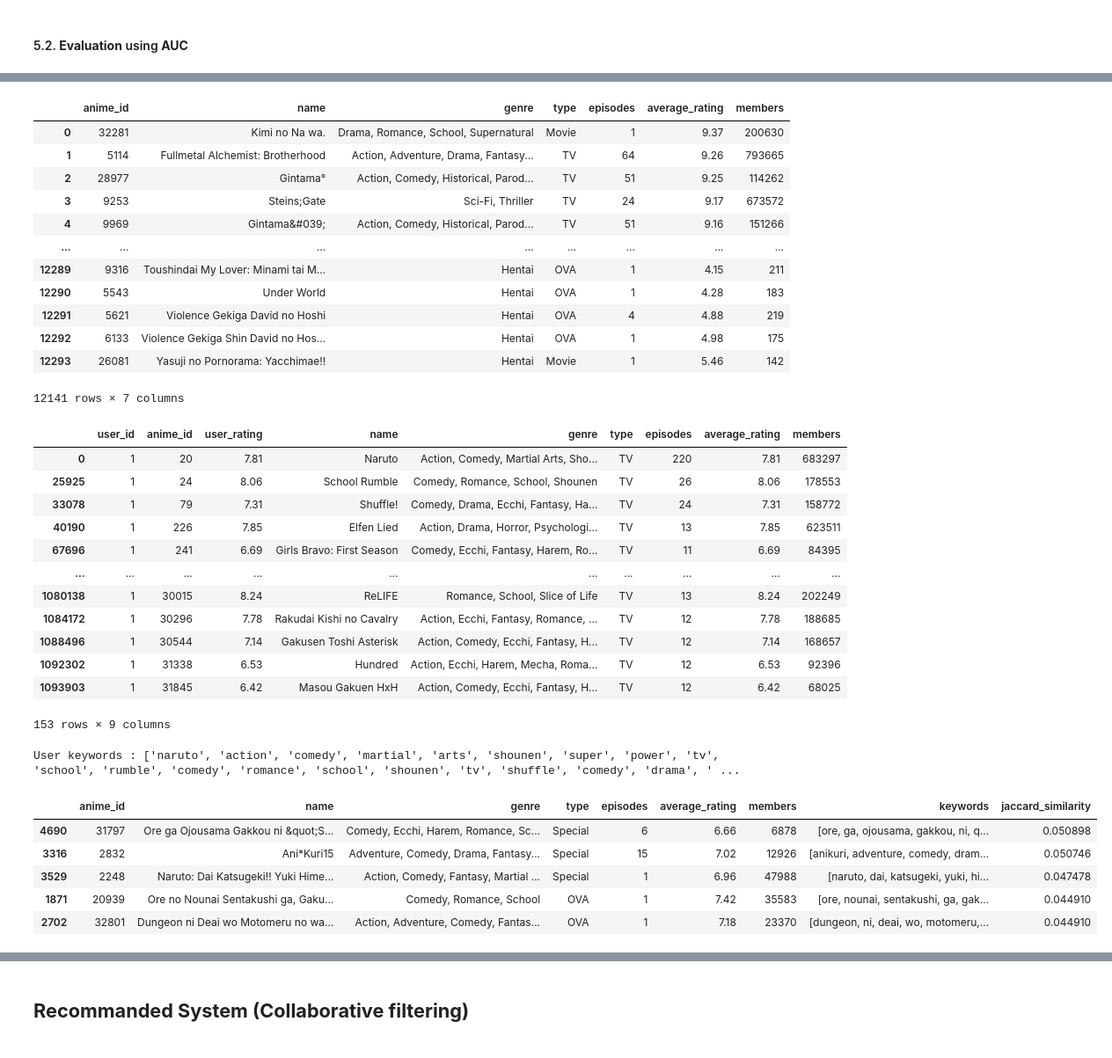
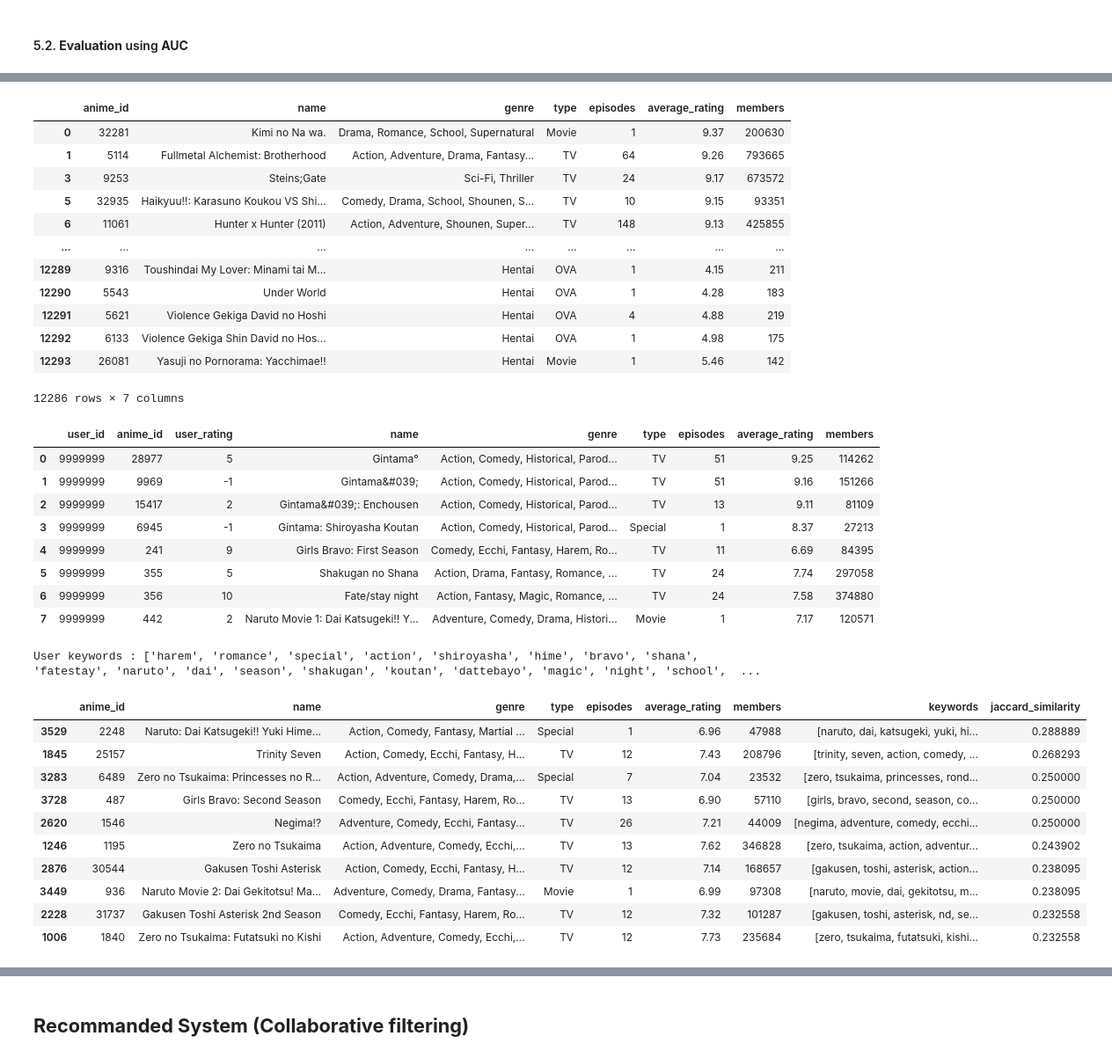
Before and after one commit to phukphoom/anime-recommander-system, a Jupyter notebook: AnimeRecommenderSystem/anime.ipynb, the cells around one changed output, grey strips where cells are left out. Shown: that part at 88% size. Saved outputs shown, nothing was run; the diff lists cells and outputs as text; code cells hidden in the pictures.

```diff
--- a/AnimeRecommenderSystem/anime.ipynb
+++ b/AnimeRecommenderSystem/anime.ipynb
@@ -413,9 +414,9 @@ class ContentBasedFiltering:
         self.user_rating_merged_df['keywords'] = self.user_rating_merged_df.apply(
             lambda x: get_keywords(x['name']) + get_keywords(x['genre']) + get_keywords(x['type']), axis=1)
 
-        user_keywords = [
+        user_keywords = list(set([
             keyword for keywords in self.user_rating_merged_df['keywords'].tolist() for keyword in keywords
-        ]
+        ]))
         if debug:
             print(
                 f'{PRINT_COLOR_CODE.FAIL}User keywords : {PRINT_COLOR_CODE.WARNING}{user_keywords}{PRINT_COLOR_CODE.ENDC}'
@@ -591,0 +597,9 @@ example_user_id = 1
+# %%
+USER_RATING_CSV_PATH = "./tests/user_rating.csv"
+# %%
+user_rating_merged_df = pd.read_csv(USER_RATING_CSV_PATH).merge(
+    anime_df, on='anime_id', how='inner'
+)
+user_rating_merged_df.rename(columns={'rating': 'user_rating'}, inplace=True)
+
+user_rating_merged_df
@@ -592,6 +616,6 @@ example_user_id = 1
 # %%
 core = ContentBasedFiltering(
-    rating_merged_df[rating_merged_df['user_id'] == example_user_id],  anime_df
+    user_rating_merged_df, anime_df
 )
 # %%
 core.anime_df
@@ -599,44 +623,45 @@ core.anime_df
 |  | anime_id | name | genre | type | episodes | average_rating | members |
 | 0 | 32281 | Kimi no Na wa. | Drama, Romance, School, Supernatural | Movie | 1 | 9.37 | 200630 |
 | 1 | 5114 | Fullmetal Alchemist: Brotherhood | Action, Adventure, Drama, Fantasy... | TV | 64 | 9.26 | 793665 |
-| 2 | 28977 | Gintama° | Action, Comedy, Historical, Parod... | TV | 51 | 9.25 | 114262 |
 | 3 | 9253 | Steins;Gate | Sci-Fi, Thriller | TV | 24 | 9.17 | 673572 |
-| 4 | 9969 | Gintama&#039; | Action, Comedy, Historical, Parod... | TV | 51 | 9.16 | 151266 |
+| 5 | 32935 | Haikyuu!!: Karasuno Koukou VS Shi... | Comedy, Drama, School, Shounen, S... | TV | 10 | 9.15 | 93351 |
+| 6 | 11061 | Hunter x Hunter (2011) | Action, Adventure, Shounen, Super... | TV | 148 | 9.13 | 425855 |
 | ... | ... | ... | ... | ... | ... | ... | ... |
 | 12289 | 9316 | Toushindai My Lover: Minami tai M... | Hentai | OVA | 1 | 4.15 | 211 |
 | 12290 | 5543 | Under World | Hentai | OVA | 1 | 4.28 | 183 |
 | 12291 | 5621 | Violence Gekiga David no Hoshi | Hentai | OVA | 4 | 4.88 | 219 |
 | 12292 | 6133 | Violence Gekiga Shin David no Hos... | Hentai | OVA | 1 | 4.98 | 175 |
 | 12293 | 26081 | Yasuji no Pornorama: Yacchimae!! | Hentai | Movie | 1 | 5.46 | 142 |
-12141 rows × 7 columns
+12286 rows × 7 columns
 # %%
 core.user_rating_merged_df
 # %% [output]
 |  | user_id | anime_id | user_rating | name | genre | type | episodes | average_rating | members |
-| 0 | 1 | 20 | 7.81 | Naruto | Action, Comedy, Martial Arts, Sho... | TV | 220 | 7.81 | 683297 |
-| 25925 | 1 | 24 | 8.06 | School Rumble | Comedy, Romance, School, Shounen | TV | 26 | 8.06 | 178553 |
-| 33078 | 1 | 79 | 7.31 | Shuffle! | Comedy, Drama, Ecchi, Fantasy, Ha... | TV | 24 | 7.31 | 158772 |
-| 40190 | 1 | 226 | 7.85 | Elfen Lied | Action, Drama, Horror, Psychologi... | TV | 13 | 7.85 | 623511 |
-| 67696 | 1 | 241 | 6.69 | Girls Bravo: First Season | Comedy, Ecchi, Fantasy, Harem, Ro... | TV | 11 | 6.69 | 84395 |
-| ... | ... | ... | ... | ... | ... | ... | ... | ... | ... |
-| 1080138 | 1 | 30015 | 8.24 | ReLIFE | Romance, School, Slice of Life | TV | 13 | 8.24 | 202249 |
-| 1084172 | 1 | 30296 | 7.78 | Rakudai Kishi no Cavalry | Action, Ecchi, Fantasy, Romance, ... | TV | 12 | 7.78 | 188685 |
-| 1088496 | 1 | 30544 | 7.14 | Gakusen Toshi Asterisk | Action, Comedy, Ecchi, Fantasy, H... | TV | 12 | 7.14 | 168657 |
-| 1092302 | 1 | 31338 | 6.53 | Hundred | Action, Ecchi, Harem, Mecha, Roma... | TV | 12 | 6.53 | 92396 |
-| 1093903 | 1 | 31845 | 6.42 | Masou Gakuen HxH | Action, Comedy, Ecchi, Fantasy, H... | TV | 12 | 6.42 | 68025 |
+| 0 | 9999999 | 28977 | 5 | Gintama° | Action, Comedy, Historical, Parod... | TV | 51 | 9.25 | 114262 |
+| 1 | 9999999 | 9969 | -1 | Gintama&#039; | Action, Comedy, Historical, Parod... | TV | 51 | 9.16 | 151266 |
+| 2 | 9999999 | 15417 | 2 | Gintama&#039;: Enchousen | Action, Comedy, Historical, Parod... | TV | 13 | 9.11 | 81109 |
+| 3 | 9999999 | 6945 | -1 | Gintama: Shiroyasha Koutan | Action, Comedy, Historical, Parod... | Special | 1 | 8.37 | 27213 |
+| 4 | 9999999 | 241 | 9 | Girls Bravo: First Season | Comedy, Ecchi, Fantasy, Harem, Ro... | TV | 11 | 6.69 | 84395 |
+| 5 | 9999999 | 355 | 5 | Shakugan no Shana | Action, Drama, Fantasy, Romance, ... | TV | 24 | 7.74 | 297058 |
+| 6 | 9999999 | 356 | 10 | Fate/stay night | Action, Fantasy, Magic, Romance, ... | TV | 24 | 7.58 | 374880 |
+| 7 | 9999999 | 442 | 2 | Naruto Movie 1: Dai Katsugeki!! Y... | Adventure, Comedy, Drama, Histori... | Movie | 1 | 7.17 | 120571 |
-153 rows × 9 columns
 # %%
-ctb_suggestion_df = core.suggest(n=5, debug=True)
+ctb_suggestion_df = core.suggest(n=10, debug=True)
 
 ctb_suggestion_df
 # %% [output]
-User keywords : ['naruto', 'action', 'comedy', 'martial', 'arts', 'shounen', 'super', 'power', 'tv', 'school', 'rumble', 'comedy', 'romance', 'school', 'shounen', 'tv', 'shuffle', 'comedy', 'drama', ' ...
+User keywords : ['harem', 'romance', 'special', 'action', 'shiroyasha', 'hime', 'bravo', 'shana', 'fatestay', 'naruto', 'dai', 'season', 'shakugan', 'koutan', 'dattebayo', 'magic', 'night', 'school',  ...
 |  | anime_id | name | genre | type | episodes | average_rating | members | keywords | jaccard_similarity |
-| 4690 | 31797 | Ore ga Ojousama Gakkou ni &quot;S... | Comedy, Ecchi, Harem, Romance, Sc... | Special | 6 | 6.66 | 6878 | [ore, ga, ojousama, gakkou, ni, q... | 0.050898 |
-| 3316 | 2832 | Ani*Kuri15 | Adventure, Comedy, Drama, Fantasy... | Special | 15 | 7.02 | 12926 | [anikuri, adventure, comedy, dram... | 0.050746 |
-| 3529 | 2248 | Naruto: Dai Katsugeki!! Yuki Hime... | Action, Comedy, Fantasy, Martial ... | Special | 1 | 6.96 | 47988 | [naruto, dai, katsugeki, yuki, hi... | 0.047478 |
-| 1871 | 20939 | Ore no Nounai Sentakushi ga, Gaku... | Comedy, Romance, School | OVA | 1 | 7.42 | 35583 | [ore, nounai, sentakushi, ga, gak... | 0.044910 |
-| 2702 | 32801 | Dungeon ni Deai wo Motomeru no wa... | Action, Adventure, Comedy, Fantas... | OVA | 1 | 7.18 | 23370 | [dungeon, ni, deai, wo, motomeru,... | 0.044910 |
+| 3529 | 2248 | Naruto: Dai Katsugeki!! Yuki Hime... | Action, Comedy, Fantasy, Martial ... | Special | 1 | 6.96 | 47988 | [naruto, dai, katsugeki, yuki, hi... | 0.288889 |
+| 1845 | 25157 | Trinity Seven | Action, Comedy, Ecchi, Fantasy, H... | TV | 12 | 7.43 | 208796 | [trinity, seven, action, comedy, ... | 0.268293 |
+| 3283 | 6489 | Zero no Tsukaima: Princesses no R... | Action, Adventure, Comedy, Drama,... | Special | 7 | 7.04 | 23532 | [zero, tsukaima, princesses, rond... | 0.250000 |
+| 3728 | 487 | Girls Bravo: Second Season | Comedy, Ecchi, Fantasy, Harem, Ro... | TV | 13 | 6.90 | 57110 | [girls, bravo, second, season, co... | 0.250000 |
+| 2620 | 1546 | Negima!? | Adventure, Comedy, Ecchi, Fantasy... | TV | 26 | 7.21 | 44009 | [negima, adventure, comedy, ecchi... | 0.250000 |
+| 1246 | 1195 | Zero no Tsukaima | Action, Adventure, Comedy, Ecchi,... | TV | 13 | 7.62 | 346828 | [zero, tsukaima, action, adventur... | 0.243902 |
+| 2876 | 30544 | Gakusen Toshi Asterisk | Action, Comedy, Ecchi, Fantasy, H... | TV | 12 | 7.14 | 168657 | [gakusen, toshi, asterisk, action... | 0.238095 |
+| 3449 | 936 | Naruto Movie 2: Dai Gekitotsu! Ma... | Adventure, Comedy, Drama, Fantasy... | Movie | 1 | 6.99 | 97308 | [naruto, movie, dai, gekitotsu, m... | 0.238095 |
+| 2228 | 31737 | Gakusen Toshi Asterisk 2nd Season | Comedy, Ecchi, Fantasy, Harem, Ro... | TV | 12 | 7.32 | 101287 | [gakusen, toshi, asterisk, nd, se... | 0.232558 |
+| 1006 | 1840 | Zero no Tsukaima: Futatsuki no Kishi | Action, Adventure, Comedy, Ecchi,... | TV | 12 | 7.73 | 235684 | [zero, tsukaima, futatsuki, kishi... | 0.232558 |
 # %%
 fig, axs = plt.subplots(ncols=1, figsize=CONFIG.PLT_FIG_SIZE)
 fig.tight_layout(pad=5.0)
```
Also changed, not shown: parts of 18 cells of this notebook, 1 other file.
